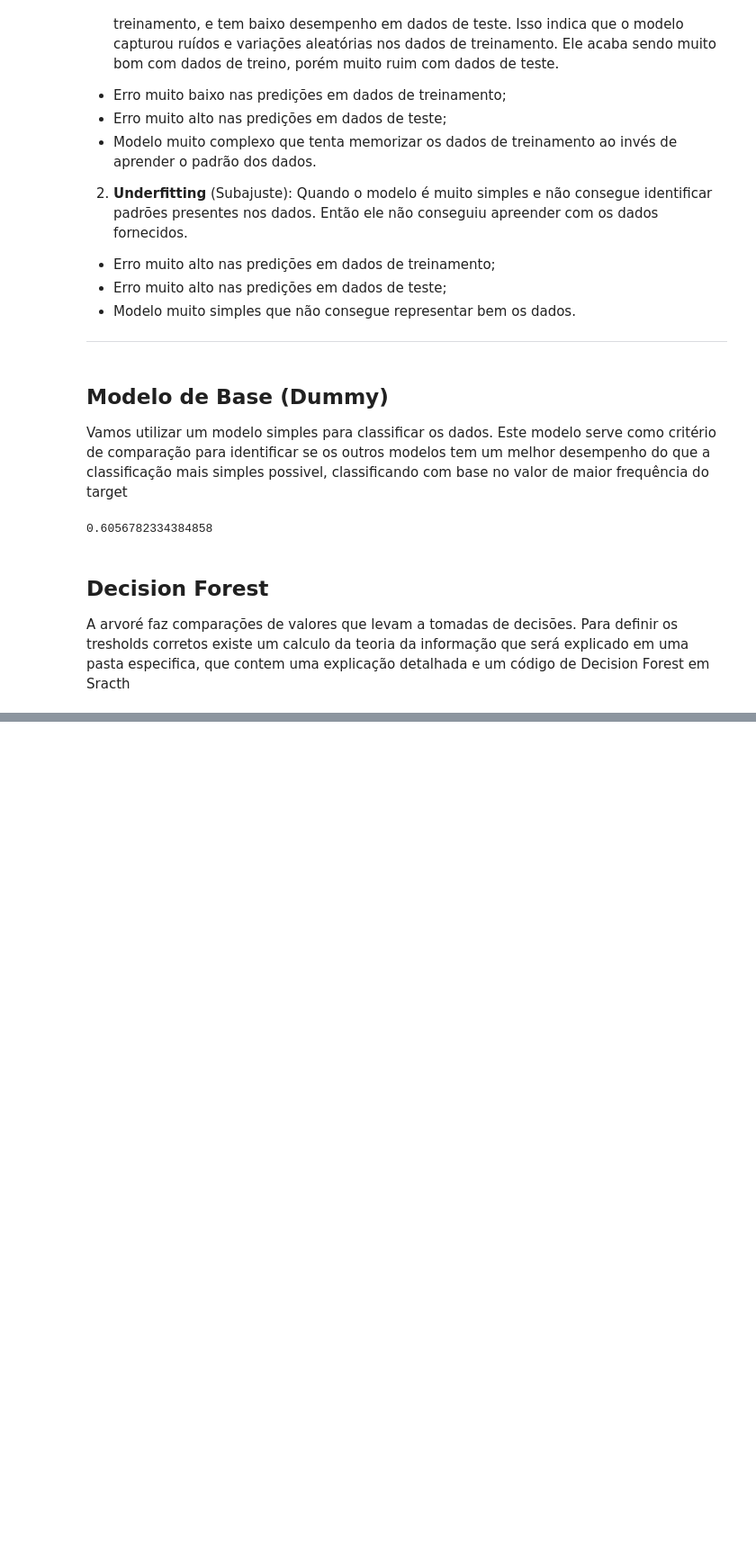
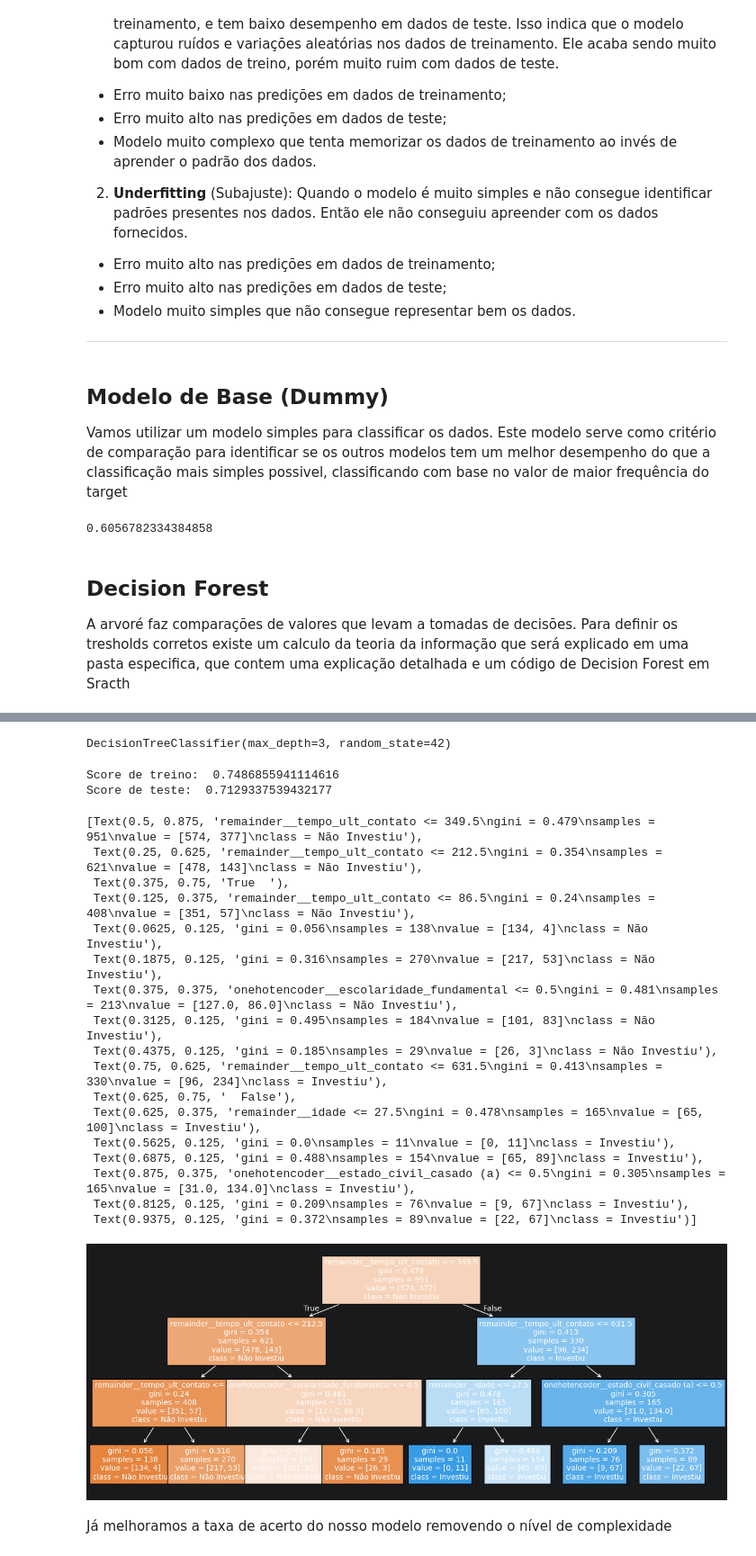
Before and after one commit to twichhs/machine_learning_fundaments, a Jupyter notebook: classification_alura/aula03.ipynb, the cells around one changed output, grey strips where cells are left out. Shown at 90% size. Drawn from its saved outputs; the diff is of its cells as text; code cells hidden in the pictures; blank space fills up the shorter version.

```diff
--- a/classification_alura/aula03.ipynb
+++ b/classification_alura/aula03.ipynb
@@ -77,0 +167,35 @@ Para definir os tresholds corretos existe um calculo da teoria da informação q
+# %%
+arvore = DecisionTreeClassifier(max_depth = 3, random_state = 42)
+arvore.fit(X_treino, y_treino)
+# %% [output]
+DecisionTreeClassifier(max_depth=3, random_state=42)
+# %%
+print("Score de treino: ", arvore.score(X_treino, y_treino))
+print("Score de teste: ", arvore.score(X_teste, y_teste))
+# %% [output]
+Score de treino:  0.7486855941114616
+Score de teste:  0.7129337539432177
+# %%
+plt.figure(figsize = (15,6))
+plot_tree(arvore, filled = True, class_names = ['Não Investiu', 'Investiu'], fontsize = 10, feature_names = colunas_lista)
+# %% [output]
+[Text(0.5, 0.875, 'remainder__tempo_ult_contato <= 349.5\ngini = 0.479\nsamples = 951\nvalue = [574, 377]\nclass = Não Investiu'),
+ Text(0.25, 0.625, 'remainder__tempo_ult_contato <= 212.5\ngini = 0.354\nsamples = 621\nvalue = [478, 143]\nclass = Não Investiu'),
+ Text(0.375, 0.75, 'True  '),
+ Text(0.125, 0.375, 'remainder__tempo_ult_contato <= 86.5\ngini = 0.24\nsamples = 408\nvalue = [351, 57]\nclass = Não Investiu'),
+ Text(0.0625, 0.125, 'gini = 0.056\nsamples = 138\nvalue = [134, 4]\nclass = Não Investiu'),
+ Text(0.1875, 0.125, 'gini = 0.316\nsamples = 270\nvalue = [217, 53]\nclass = Não Investiu'),
+ Text(0.375, 0.375, 'onehotencoder__escolaridade_fundamental <= 0.5\ngini = 0.481\nsamples = 213\nvalue = [127.0, 86.0]\nclass = Não Investiu'),
+ Text(0.3125, 0.125, 'gini = 0.495\nsamples = 184\nvalue = [101, 83]\nclass = Não Investiu'),
+ Text(0.4375, 0.125, 'gini = 0.185\nsamples = 29\nvalue = [26, 3]\nclass = Não Investiu'),
+ Text(0.75, 0.625, 'remainder__tempo_ult_contato <= 631.5\ngini = 0.413\nsamples = 330\nvalue = [96, 234]\nclass = Investiu'),
+ Text(0.625, 0.75, '  False'),
+ Text(0.625, 0.375, 'remainder__idade <= 27.5\ngini = 0.478\nsamples = 165\nvalue = [65, 100]\nclass = Investiu'),
+ Text(0.5625, 0.125, 'gini = 0.0\nsamples = 11\nvalue = [0, 11]\nclass = Investiu'),
+ Text(0.6875, 0.125, 'gini = 0.488\nsamples = 154\nvalue = [65, 89]\nclass = Investiu'),
+ Text(0.875, 0.375, 'onehotencoder__estado_civil_casado (a) <= 0.5\ngini = 0.305\nsamples = 165\nvalue = [31.0, 134.0]\nclass = Investiu'),
+ Text(0.8125, 0.125, 'gini = 0.209\nsamples = 76\nvalue = [9, 67]\nclass = Investiu'),
+ Text(0.9375, 0.125, 'gini = 0.372\nsamples = 89\nvalue = [22, 67]\nclass = Investiu')]
+[figure, added]
+# %% [markdown]
+Já melhoramos a taxa de acerto do nosso modelo removendo o nível de complexidade
```
Also changed, not shown: parts of 13 cells of this notebook, 3 other files.
